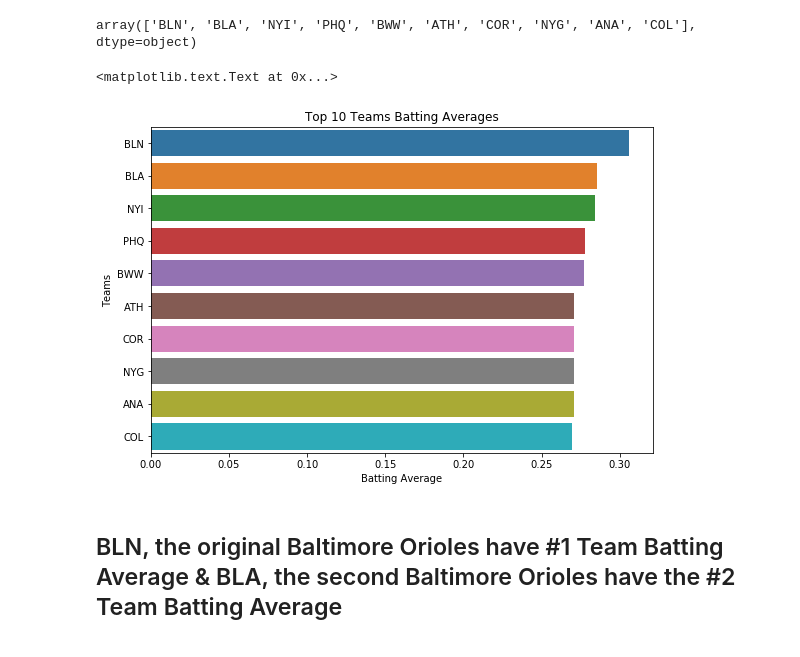
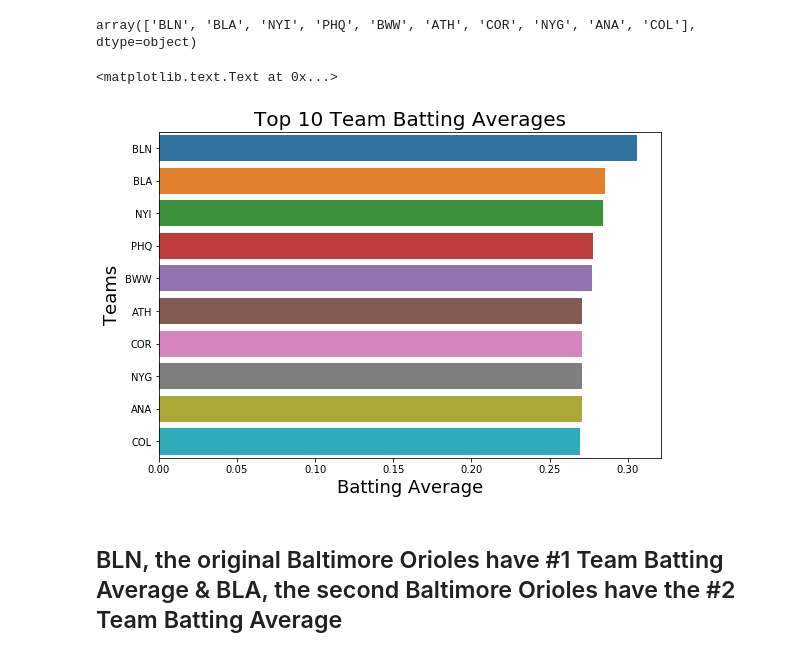
Before and after one commit to swlew369/Baseball, a Jupyter notebook: MLB_1876-2018-EDA_1.ipynb, the cells around one changed output. Cells and saved outputs as stored; diff of their text form; code cells hidden in the pictures.

```diff
--- a/MLB_1876-2018-EDA_1.ipynb
+++ b/MLB_1876-2018-EDA_1.ipynb
@@ -302,16 +428,16 @@ array(['BLN', 'BLA', 'NYI', 'PHQ', 'BWW', 'ATH', 'COR', 'NYG', 'ANA', 'COL'], dt
 # %%
 Team_Names = Top_10_BA.index.values
 BA_Top10 =  Top_10_BA.values
 #plt.bar(Team_Names, BA_Top10)
 #sns.barplot(x =Team_Names, y = BA_Top10 )
 fig, ax = plt.subplots(figsize=(9, 6))
 sns.barplot(x = BA_Top10,y = Team_Names)
-plt.ylabel('Teams')
-plt.xlabel('Batting Average')
-plt.title('Top 10 Teams Batting Averages')
+plt.ylabel('Teams',fontsize=18)
+plt.xlabel('Batting Average',fontsize=18)
+plt.title('Top 10 Team Batting Averages',fontsize=20)
 # %% [output]
 <matplotlib.text.Text at 0x...>
-[figure, old version]
+[figure, new version]
 # %% [markdown]
 ## BLN, the original Baltimore Orioles have #1 Team Batting Average & BLA, the second Baltimore Orioles have the #2 Team Batting Average
 # %%
```
Also changed, not shown: parts of 41 cells of this notebook.
